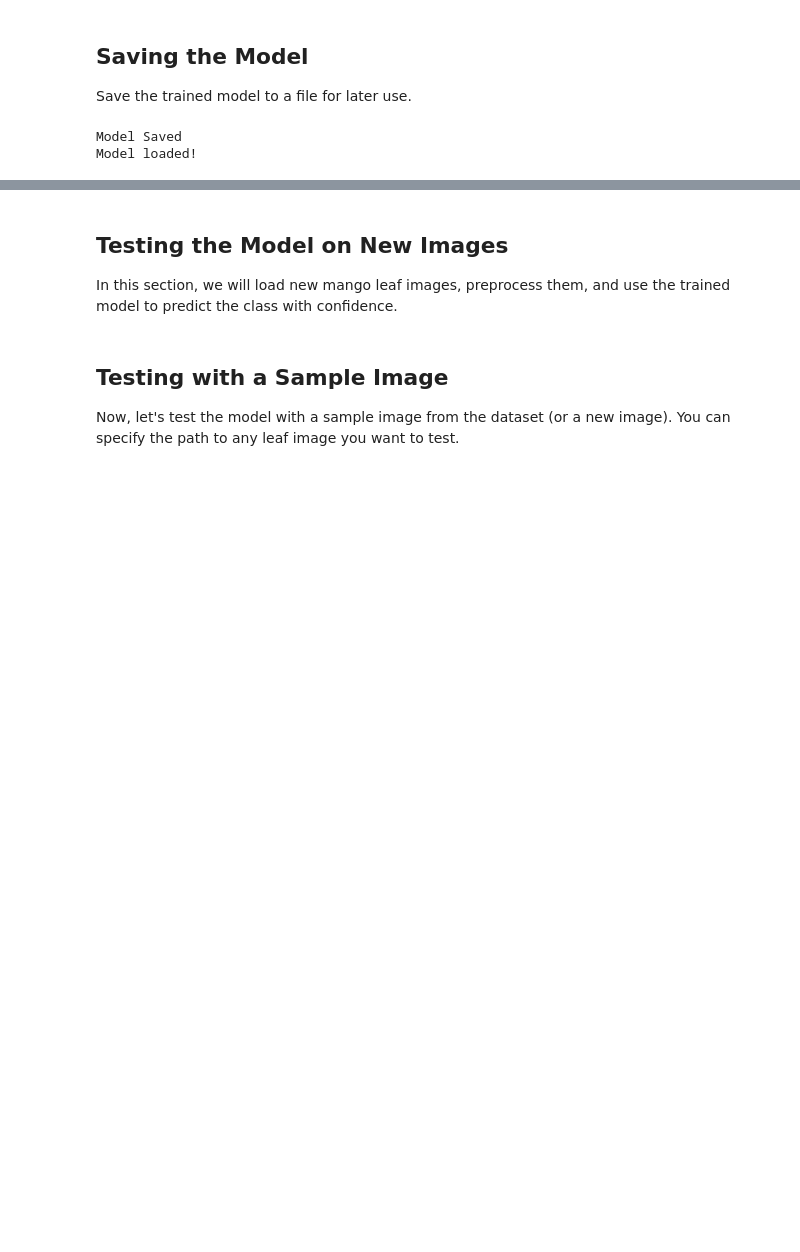
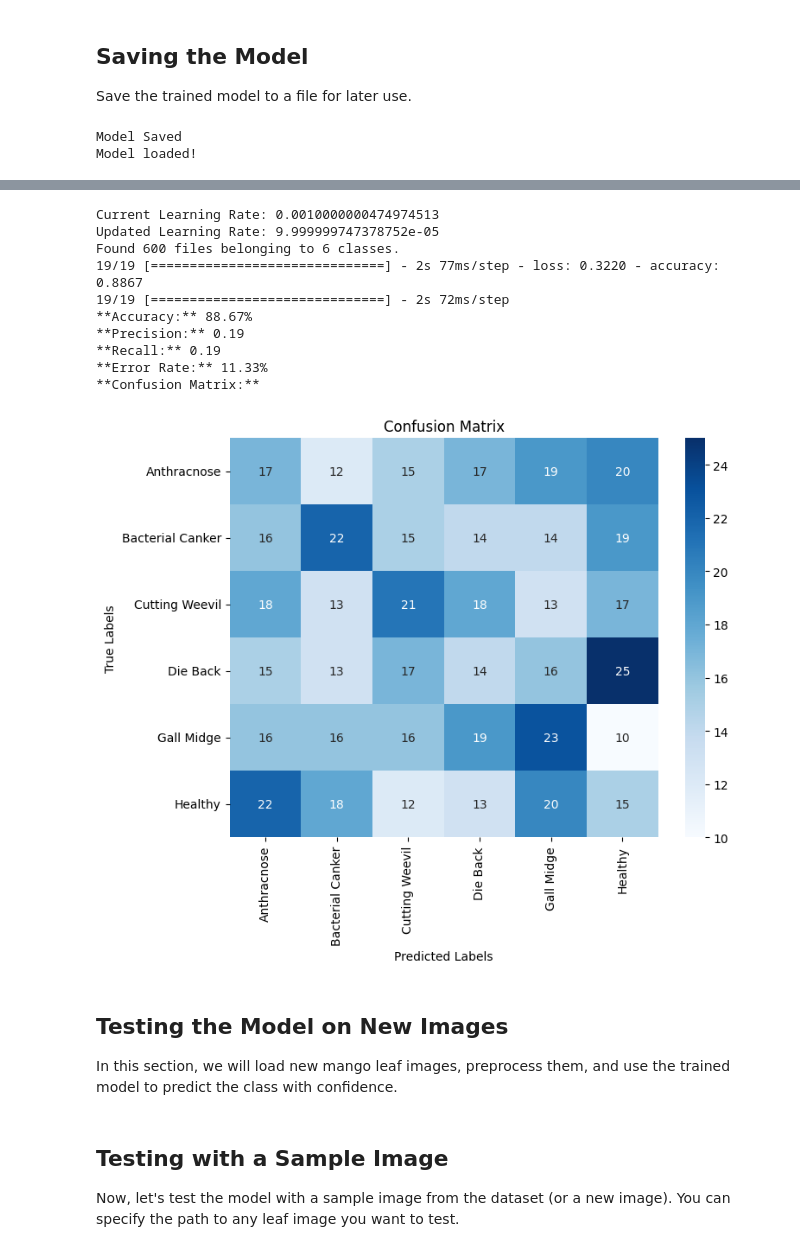
Before and after one commit to nuradamdnl/MangoDiseaseClassification, a Jupyter notebook: image class.ipynb, the cells around one changed output, grey strips where cells are left out. Cells and saved outputs as stored; diff of their text form; code cells hidden in the pictures; blank space fills up the shorter version.

```diff
--- a/image class.ipynb
+++ b/image class.ipynb
@@ -181,3 +184,70 @@ Model loaded!
+# %%
+import seaborn as sns
+import pandas as pd
+from sklearn.metrics import classification_report, confusion_matrix, recall_score
+import matplotlib.pyplot as plt
+import numpy as np
+import tensorflow as tf
+
+# Assuming the model is already loaded, and you want to access or set the learning rate
+
+# Display the current learning rate
+current_learning_rate = model.optimizer.learning_rate.numpy()  # For TensorFlow 2.x
+print(f"Current Learning Rate: {current_learning_rate}")
+
+# Optional: Change the learning rate (e.g., set it to 0.0001)
+new_learning_rate = 0.0001
+model.optimizer.learning_rate.assign(new_learning_rate)
+
+# Print the updated learning rate
+updated_learning_rate = model.optimizer.learning_rate.numpy()
+print(f"Updated Learning Rate: {updated_learning_rate}")
+
+# Load test dataset
+test_dataset = tf.keras.preprocessing.image_dataset_from_directory(
+    './test',  # Replace with your test dataset directory
+    label_mode='int',
+    image_size=(180, 180),
+    batch_size=32
+)
+
+# Evaluate the model
+test_loss, test_accuracy = model.evaluate(test_dataset)
+y_true = np.concatenate([y for x, y in test_dataset], axis=0)
+y_pred = np.argmax(model.predict(test_dataset), axis=-1)
+
+# Metrics
+precision = np.mean(y_true == y_pred)
+recall = recall_score(y_true, y_pred, average='weighted')
+error_rate = (1 - test_accuracy) * 100
+
+# Display metrics
+print(f"**Accuracy:** {test_accuracy * 100:.2f}%")
+print(f"**Precision:** {precision:.2f}")
+print(f"**Recall:** {recall:.2f}")
+print(f"**Error Rate:** {error_rate:.2f}%")
+
+# Confusion Matrix
+cm = confusion_matrix(y_true, y_pred)
+print("**Confusion Matrix:**")
+fig, ax = plt.subplots(figsize=(8, 6))
+sns.heatmap(cm, annot=True, fmt="d", cmap="Blues", xticklabels=class_names, yticklabels=class_names, ax=ax)
+plt.xlabel("Predicted Labels")
+plt.ylabel("True Labels")
+plt.title("Confusion Matrix")
+plt.show()
+# %% [output]
+Current Learning Rate: 0.0010000000474974513
+Updated Learning Rate: 9.999999747378752e-05
+Found 600 files belonging to 6 classes.
+19/19 [==============================] - 2s 77ms/step - loss: 0.3220 - accuracy: 0.8867
+19/19 [==============================] - 2s 72ms/step
+**Accuracy:** 88.67%
+**Precision:** 0.19
+**Recall:** 0.19
+**Error Rate:** 11.33%
+**Confusion Matrix:**
+[figure, added]
 # %% [markdown]
 ## Testing the Model on New Images
 In this section, we will load new mango leaf images, preprocess them, and use the trained model to predict the class with confidence.
```
Also changed, not shown: parts of 7 cells of this notebook, 1 other file.
